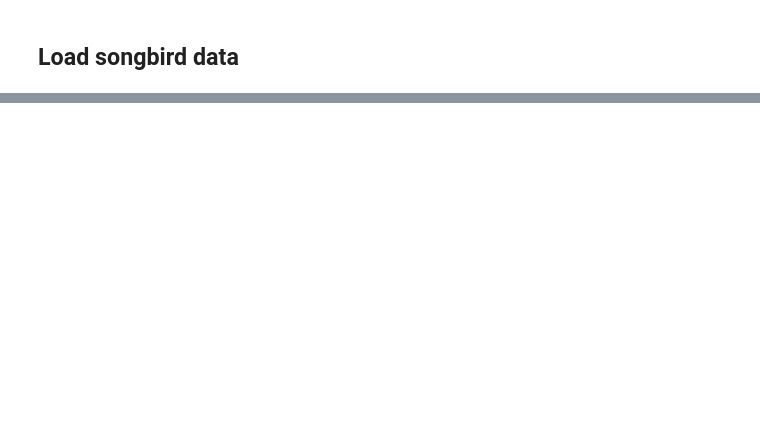
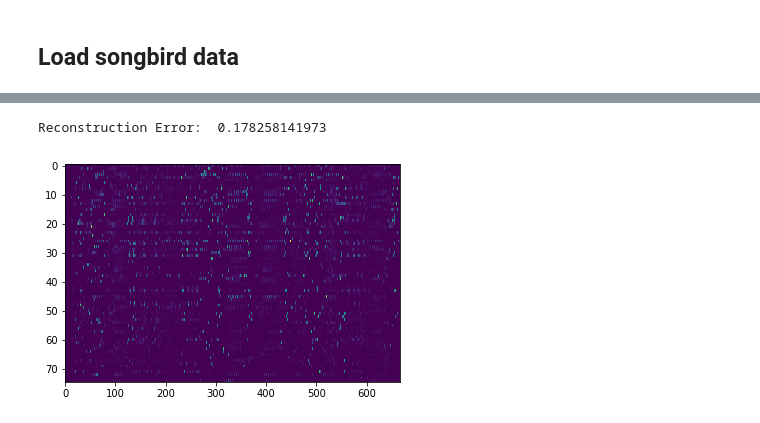
Before and after one commit to degleris1/cmfpy, a Jupyter notebook: Demo.ipynb, the cells around one changed output, grey strips where cells are left out. Drawn from its saved outputs; the diff is of its cells as text; code cells hidden in the pictures; blank space fills up the shorter version.

```diff
--- a/Demo.ipynb
+++ b/Demo.ipynb
@@ -90,0 +94,9 @@ plt.show()
+# %%
+Xhat = _reconstruct(Wn,Hn)
+print("Reconstruction Error: ", 1-powern)
+plt.figure(figsize=(6,4))
+plt.imshow(Xhat, aspect='auto')
+plt.show()
+# %% [output]
+Reconstruction Error:  0.178258141973
+[figure, added]
```
Also changed, not shown: parts of 5 cells of this notebook, 1 other file.
